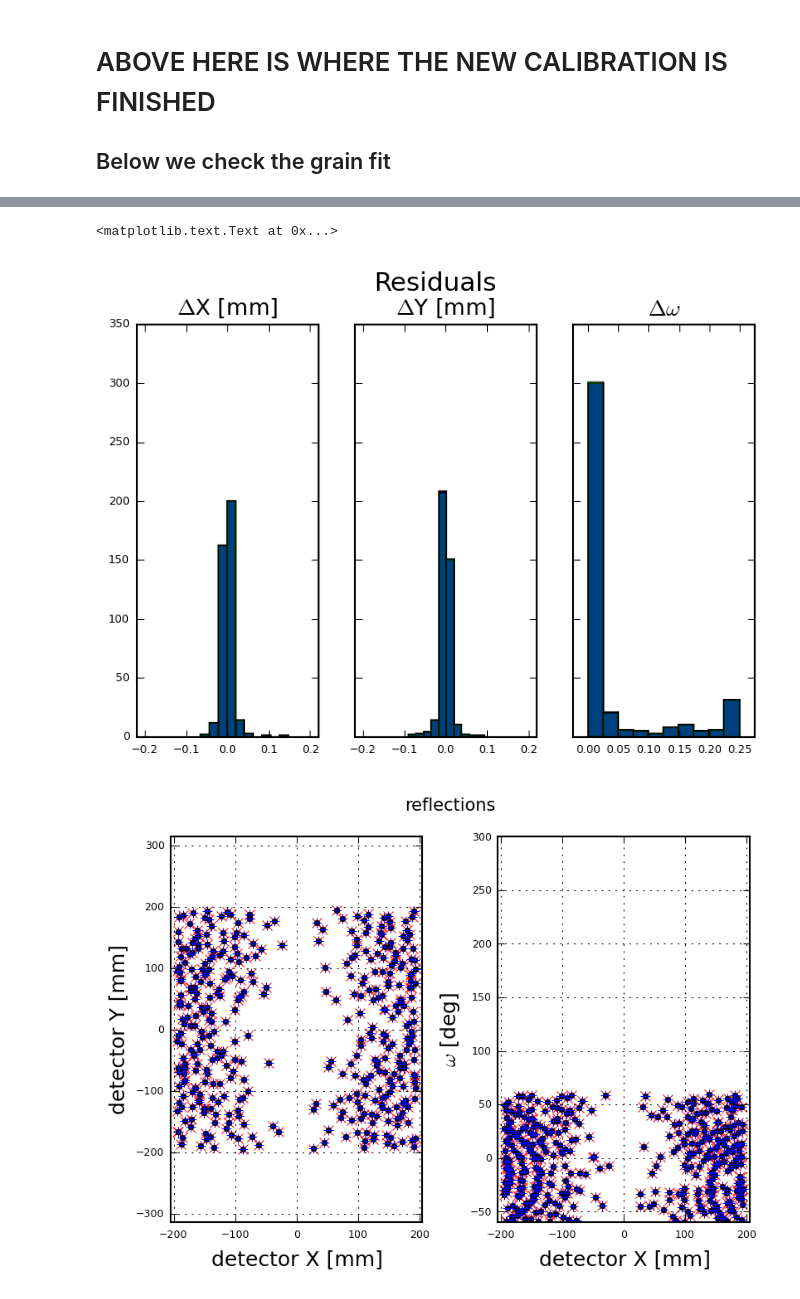
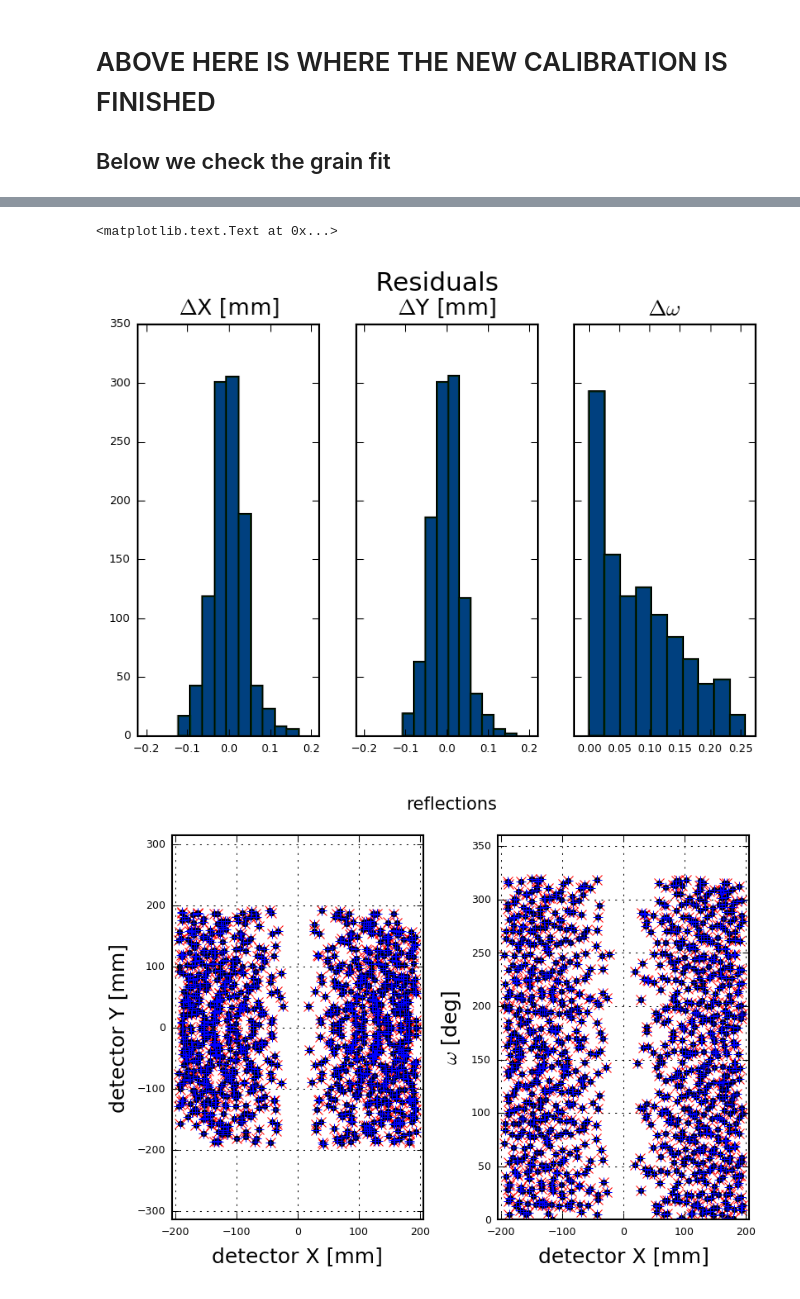
Before and after one commit to praxes/hexrd, a Jupyter notebook: share/calibrate_from_single_crystal.ipynb, the cells around one changed output, grey strips where cells are left out. Saved outputs shown, nothing was run; the diff lists cells and outputs as text; code cells hidden in the pictures.

```diff
--- a/share/calibrate_from_single_crystal.ipynb
+++ b/share/calibrate_from_single_crystal.ipynb
@@ -9,7 +9,7 @@ In practise, you will probably run this script through several times, using the
 ## User input here!
 # %%
 # hexrd yaml config file
-cfg_filename = 'example_config.yml'
+cfg_filename = 'Ruby_config.yml'
 block_id = 0 # only change this if you know what you are doing!
 
 # select which orientaion to use (in case of more than one...)
@@ -17,10 +17,10 @@ grain_id = 0
 override_grain_params = False
 
 # for saturation
-int_cutoff = 1.4e4
+int_cutoff = 6.5e4
 
 # load previously saved exclusions
-use_saved_exclusions = True
+use_saved_exclusions = False
 excl_filename = 'exclusion_index_%05d.npy' %grain_id
 # %% [markdown]
 Ok, that was easy, from here on you shouldn't need to modify anything.
@@ -433,18 +486,18 @@ Setup to refine:
 # check out initial residual
 xyo_i = fitting.objFuncSX(
     p_initial[refineFlag], p_initial, pFlag, dFunc, dFlag,
-    xyo_det, hkls, bMat, vInv_s, wlen,
+    xyo_det, hkls, bMat, vInv_s,
     bVec_ref, eta_ref, omePeriod, simOnly=True
     )
 
 resd_i = fitting.objFuncSX(
     p_initial[refineFlag], p_initial, pFlag, dFunc, dFlag,
-    xyo_det, hkls, bMat, vInv_s, wlen,
+    xyo_det, hkls, bMat, vInv_s,
     bVec_ref, eta_ref, omePeriod, simOnly=False
     )
 
 nu_fac = 1/(nrefl - sum(refineFlag) - 1.)
-chi2_i = nu_fac*sum(resd_i**2/xyo_i.flatten())
+chi2_i = nu_fac*sum(resd_i**2/abs(xyo_i.flatten()))
 print "Initial goodness of fit:\t%1.4e" %chi2_i
 
 fig = plt.figure()
@@ -486,14 +539,17 @@ p_refined = fitting.calibrateDetectorFromSX(
 
 results = fitting.inputToGeomParams(p_refined)
 
+# reassign wlen in this namespace
+wlen = results['wavelength']
+
 resd_f = fitting.objFuncSX(
     p_refined[refineFlag], p_refined, pFlag, dFunc, dFlag,
-    xyo_det, hkls, bMat, vInv_s, wlen,
+    xyo_det, hkls, bMat, vInv_s,
     bVec_ref, eta_ref, omePeriod, simOnly=False
     )
 xyo_f = fitting.objFuncSX(
     p_refined[refineFlag], p_refined, pFlag, dFunc, dFlag,
-    xyo_det, hkls, bMat, vInv_s, wlen,
+    xyo_det, hkls, bMat, vInv_s,
     bVec_ref, eta_ref, omePeriod, simOnly=True
     )
 
@@ -511,7 +567,7 @@ axs1[2].set_title(titles[2], fontsize=12)
 axs1[2].set_xlim(-0.025, cfg.image_series.omega.step+0.025)
 
 
-chi2_f = nu_fac*sum(resd_f**2/xyo_f.flatten())
+chi2_f = nu_fac*sum(resd_f**2/abs(xyo_f.flatten()))
 print "Initial chi2:\t%1.2e\nFinal chi2:\t%1.2e\nRefined parameters:" \
     %(chi2_i, chi2_f)
 print "\tName\t\tInitial\t\tFinal"
@@ -605,23 +664,26 @@ p_refined = fitting.calibrateDetectorFromSX(
 
 results = fitting.inputToGeomParams(p_refined)
 
+# reassign wlen in this namespace
+wlen = results['wavelength']
+
 # dump old detector parfile
 make_old_detector_parfile(results, det_origin=det_origin, filename=old_parfilename)
 
 resd_f = fitting.objFuncSX(
     p_refined[refineFlag], p_refined, pFlag, dFunc, dFlag,
-    xyo_det, hkls, bMat, vInv_s, wlen,
+    xyo_det, hkls, bMat, vInv_s,
     bVec_ref, eta_ref, omePeriod, simOnly=False
     )
 xyo_f = fitting.objFuncSX(
     p_refined[refineFlag], p_refined, pFlag, dFunc, dFlag,
-    xyo_det, hkls, bMat, vInv_s, wlen,
+    xyo_det, hkls, bMat, vInv_s,
     bVec_ref, eta_ref, omePeriod, simOnly=True
     )
 
 nrefl = len(resd_f) / 3 # updated
 nu_fac = 1/(nrefl - sum(refineFlag) - 1.)
-chi2_f = nu_fac*sum(resd_f**2/xyo_f.flatten())
+chi2_f = nu_fac*sum(resd_f**2/abs(xyo_f.flatten()))
 print "First fit chi2:\t%1.2e\nRe-fit chi2:\t%1.2e\nRefined parameters:" \
     %(chi2_i, chi2_f)
 print "\tName\t\tFirst\t\tFinal"
@@ -665,7 +749,7 @@ Refined parameters:
 
 ## Below we check the grain fit
 # %%
-detectorParams = p_refined[:10]
+detectorParams = p_refined[1:11]
 
 # strain fitting
 g_initial = np.hstack([results['expMap_c'].flatten(), results['tVec_c'].flatten(), vInv_s.flatten()])
@@ -688,7 +772,7 @@ xyo_f2 = fitting.objFuncFitGrain(
     )
 
 nu_fac = 1/(nrefl - sum(gFlag) - 1.)
-chi2_f2 = nu_fac*sum(resd_f2**2/xyo_f2.flatten())
+chi2_f2 = nu_fac*sum(resd_f2**2/abs(xyo_f2.flatten()))
 print "Review of chi2 values:\n\tInitial\t\tDetector only\tStrain fit\n"
 print "\t-------\t\t-------------\t----------"
 print "\t%.4e\t%.4e\t%.4e" %(chi2_i, chi2_f, chi2_f2)
@@ -806,3 +890,3 @@ Centroidal coordinates [microns]:
 <matplotlib.text.Text at 0x...>
-[figure, old version]
+[figure, new version]
-[figure, old version]
+[figure, new version]
```
Also changed, not shown: parts of 15 cells of this notebook, 1 other file.
